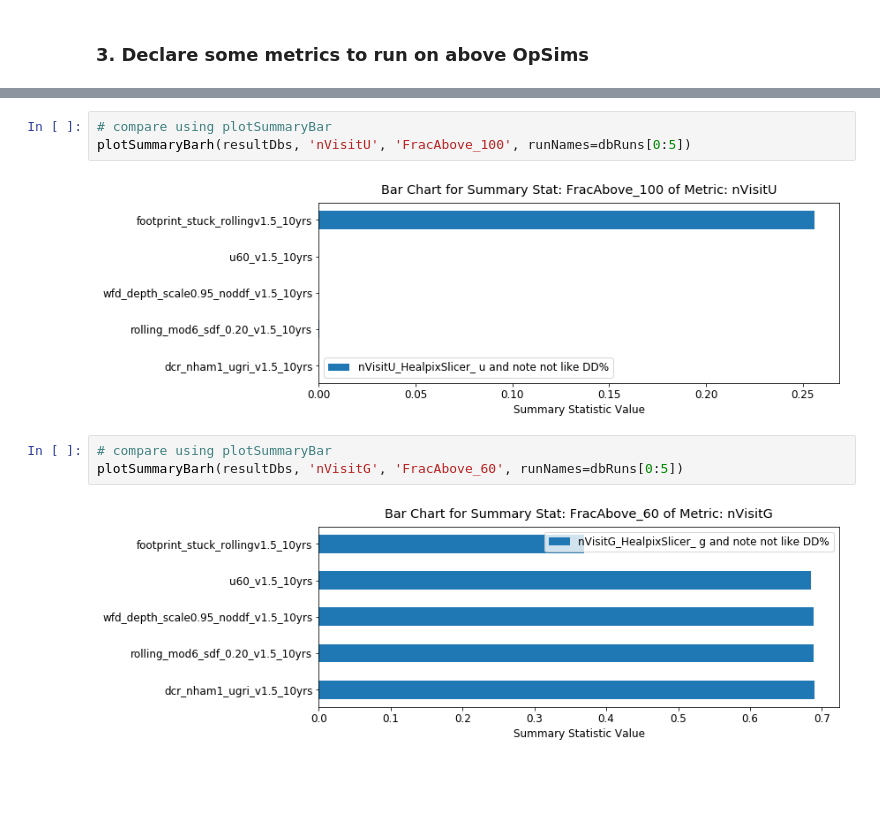
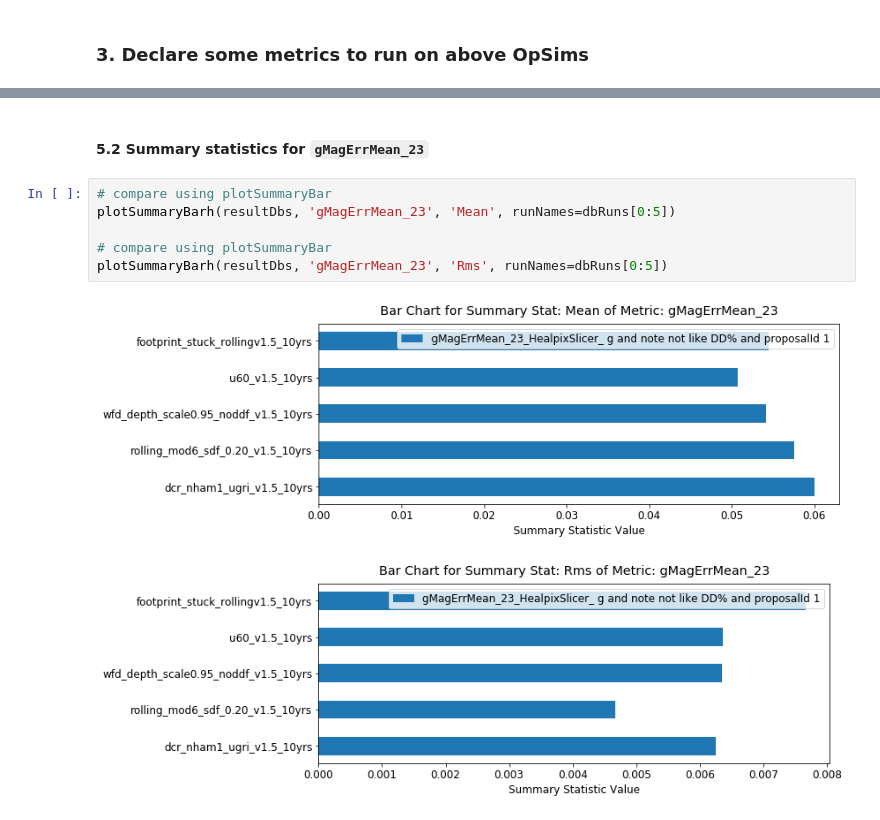
Before and after one commit to RichardsGroup/LSST_OpSim, a Jupyter notebook: contrib/05_YuPhotoErr.ipynb, the cells around one changed output, grey strips where cells are left out. Drawn from its saved outputs; the diff is of its cells as text; blank space fills up the shorter version.

```diff
--- a/contrib/05_YuPhotoErr.ipynb
+++ b/contrib/05_YuPhotoErr.ipynb
@@ -325,10 +234,11 @@ plotSummaryBarh(resultDbs, 'nVisitU', 'FracAbove_60', runNames=dbRuns[0:5])
+# %% [markdown]
+#### 5.2 Summary statistics for `gMagErrMean_23`
 # %%
 # compare using plotSummaryBar
-plotSummaryBarh(resultDbs, 'nVisitU', 'FracAbove_100', runNames=dbRuns[0:5])
+plotSummaryBarh(resultDbs, 'gMagErrMean_23', 'Mean', runNames=dbRuns[0:5])
+
+# compare using plotSummaryBar
+plotSummaryBarh(resultDbs, 'gMagErrMean_23', 'Rms', runNames=dbRuns[0:5])
 # %% [output]
-[figure, old version]
+[figure, new version]
+[figure, added]
-# %%
-# compare using plotSummaryBar
-plotSummaryBarh(resultDbs, 'nVisitG', 'FracAbove_60', runNames=dbRuns[0:5])
-# %% [output]
-[figure, removed]
```
Also changed, not shown: parts of 33 cells of this notebook, 1 other file.
